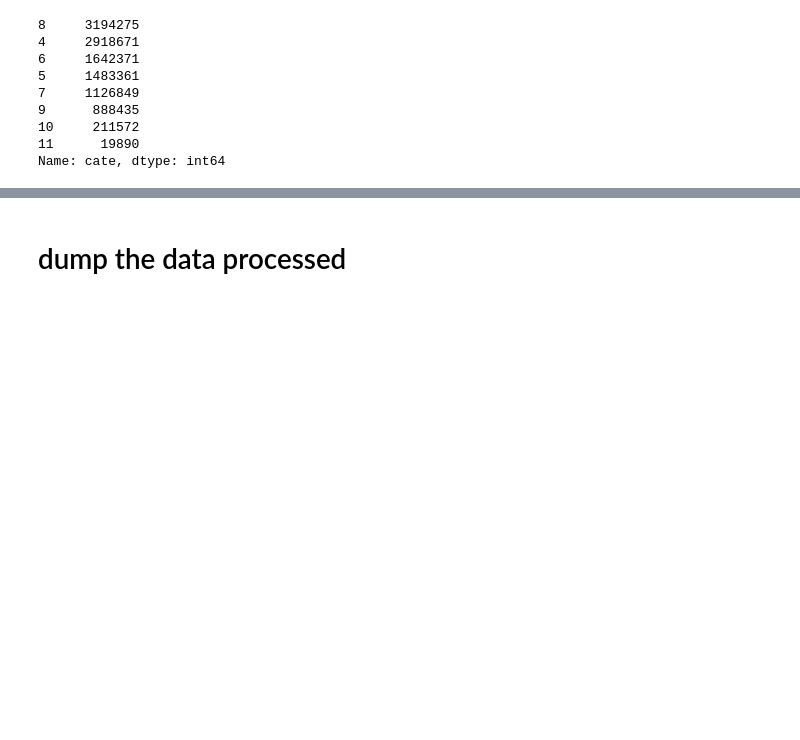
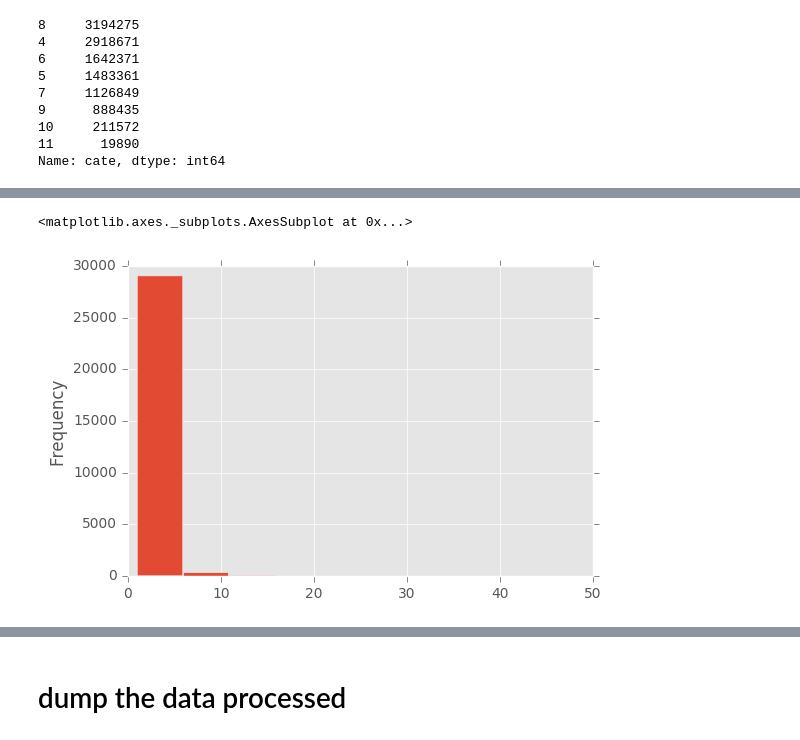
Before and after one commit to 4everer/GZY_JData, a Jupyter notebook: dataETL.ipynb, the cells around one changed output, grey strips where cells are left out. Saved outputs shown, nothing was run; the diff lists cells and outputs as text; code cells hidden in the pictures; blank space fills up the shorter version.

```diff
--- a/dataETL.ipynb
+++ b/dataETL.ipynb
@@ -318,0 +353,8 @@ Name: cate, dtype: int64
+# %%
+# 剁手
+duoshou = action_all[action_all['type'] == 4]
+user_duoshou_count = duoshou.groupby('user_id').time.count()
+user_duoshou_count.plot.hist()
+# %% [output]
+<matplotlib.axes._subplots.AxesSubplot at 0x...>
+[figure, added]
```
Also changed, not shown: parts of 16 cells of this notebook, 2 other files.
